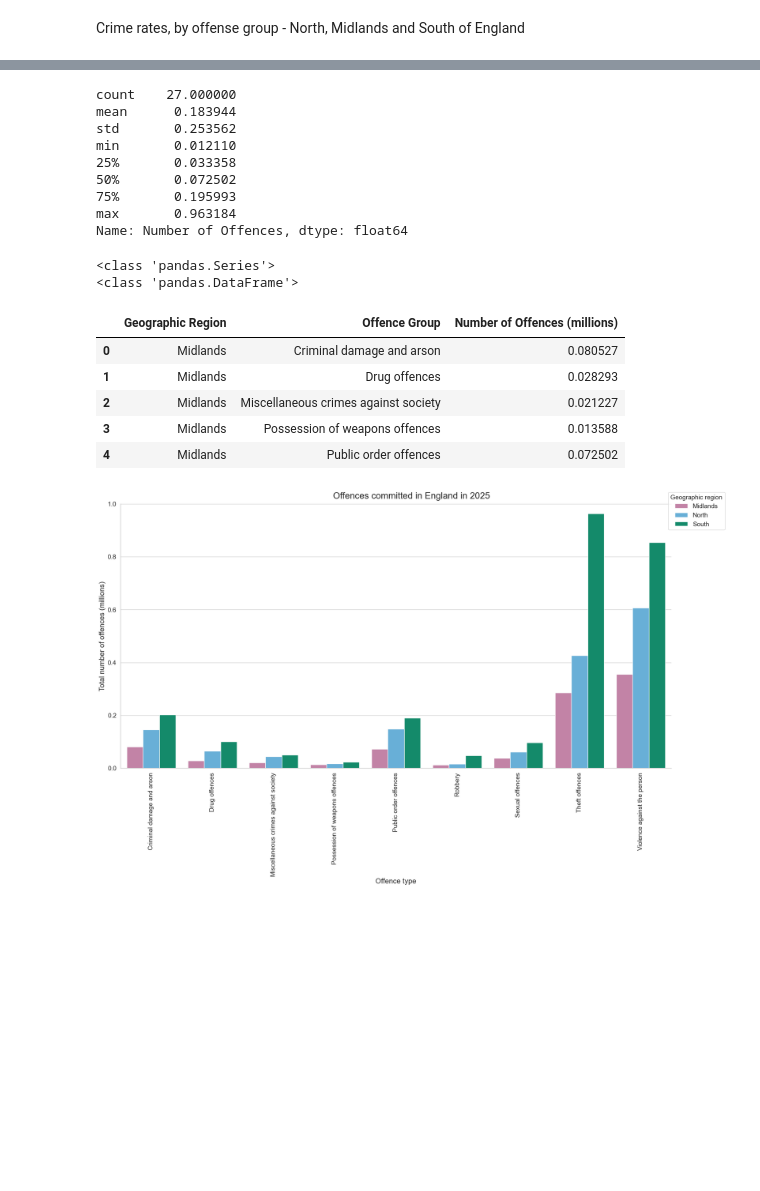
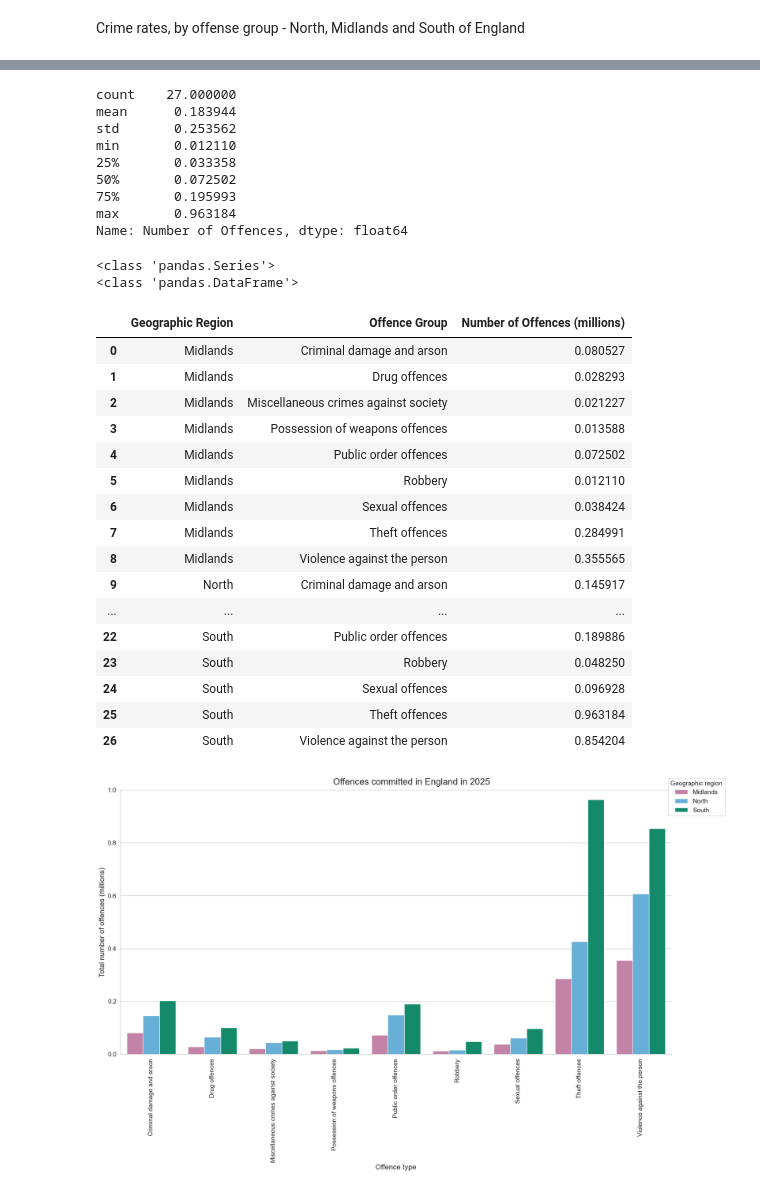
Before and after one commit to idilabdulle/Group-1-Project, a Jupyter notebook: North_Midlands_South_visualisation.ipynb, the cells around one changed output, grey strips where cells are left out. Cells and saved outputs as stored; diff of their text form; code cells hidden in the pictures; blank space fills up the shorter version.

```diff
--- a/North_Midlands_South_visualisation.ipynb
+++ b/North_Midlands_South_visualisation.ipynb
@@ -102,7 +103,7 @@ print(type(crime_s))
 crime_df_v3 = crime_s.reset_index()
 print(type(crime_df_v3))
 crime_df_v3.rename(columns={'Number of Offences': 'Number of Offences (millions)'}, inplace=True)
-display(crime_df_v3.head(5))
+display(crime_df_v3.head(100))
 
 #Creating the graph
 sns.set_theme(style='whitegrid')
@@ -146,31 +147,42 @@ Midlands           Criminal damage and arson               0.080527
                    Possession of weapons offences          0.013588
                    Public order offences                   0.072502
                    Robbery                                 0.012110
                    Sexual offences                         0.038424
                    Theft offences                          0.284991
                    Violence against the person             0.355565
 North              Criminal damage and arson               0.145917
                    Drug offences                           0.064740
 ... (6 lines left out)
                    Violence against the person             0.606407
 South              Criminal damage and arson               0.202100
                    Drug offences                           0.100089
 Name: Number of Offences, dtype: float64
 count    27.000000
 mean      0.183944
 std       0.253562
 min       0.012110
 25%       0.033358
 50%       0.072502
 75%       0.195993
 max       0.963184
 Name: Number of Offences, dtype: float64
 <class 'pandas.Series'>
 <class 'pandas.DataFrame'>
 |  | Geographic Region | Offence Group | Number of Offences (millions) |
 | 0 | Midlands | Criminal damage and arson | 0.080527 |
 | 1 | Midlands | Drug offences | 0.028293 |
 | 2 | Midlands | Miscellaneous crimes against society | 0.021227 |
 | 3 | Midlands | Possession of weapons offences | 0.013588 |
 | 4 | Midlands | Public order offences | 0.072502 |
+| 5 | Midlands | Robbery | 0.012110 |
+| 6 | Midlands | Sexual offences | 0.038424 |
+| 7 | Midlands | Theft offences | 0.284991 |
+| 8 | Midlands | Violence against the person | 0.355565 |
+| 9 | North | Criminal damage and arson | 0.145917 |
+| ... | ... | ... | ... |
+| 22 | South | Public order offences | 0.189886 |
+| 23 | South | Robbery | 0.048250 |
+| 24 | South | Sexual offences | 0.096928 |
+| 25 | South | Theft offences | 0.963184 |
+| 26 | South | Violence against the person | 0.854204 |
 [figure]
```
Also changed, not shown: parts of 6 cells of this notebook, 1 other file.
